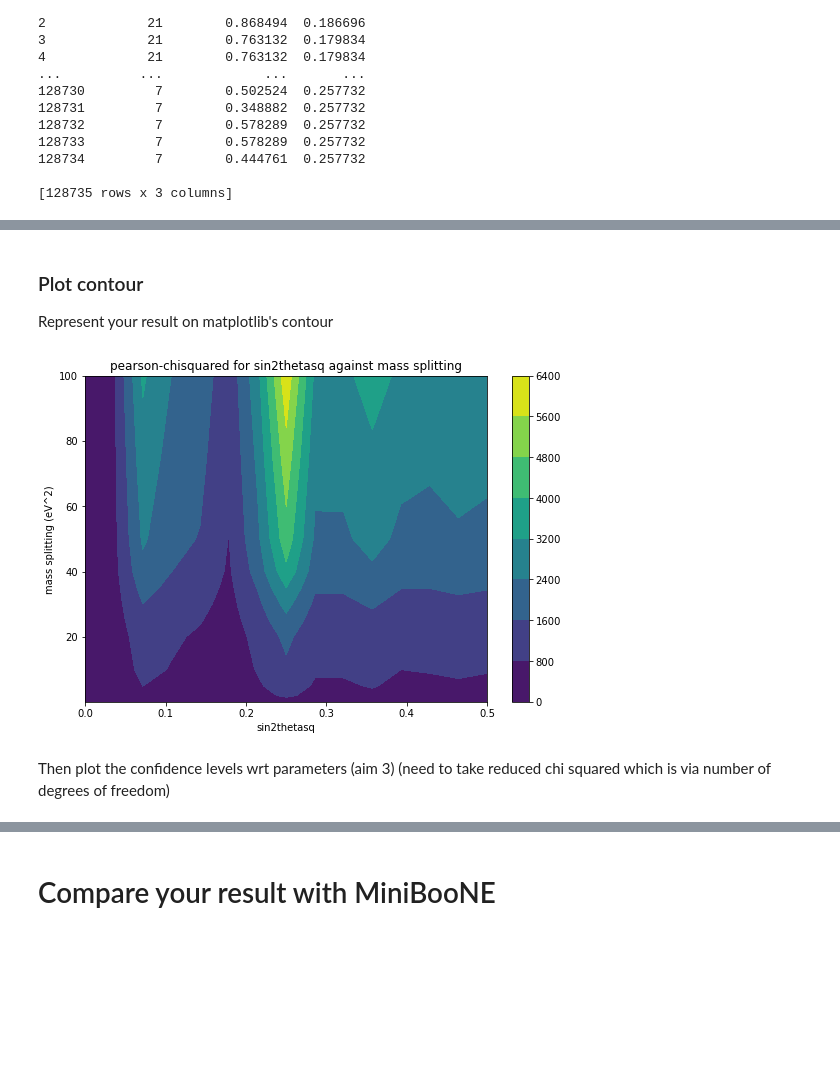
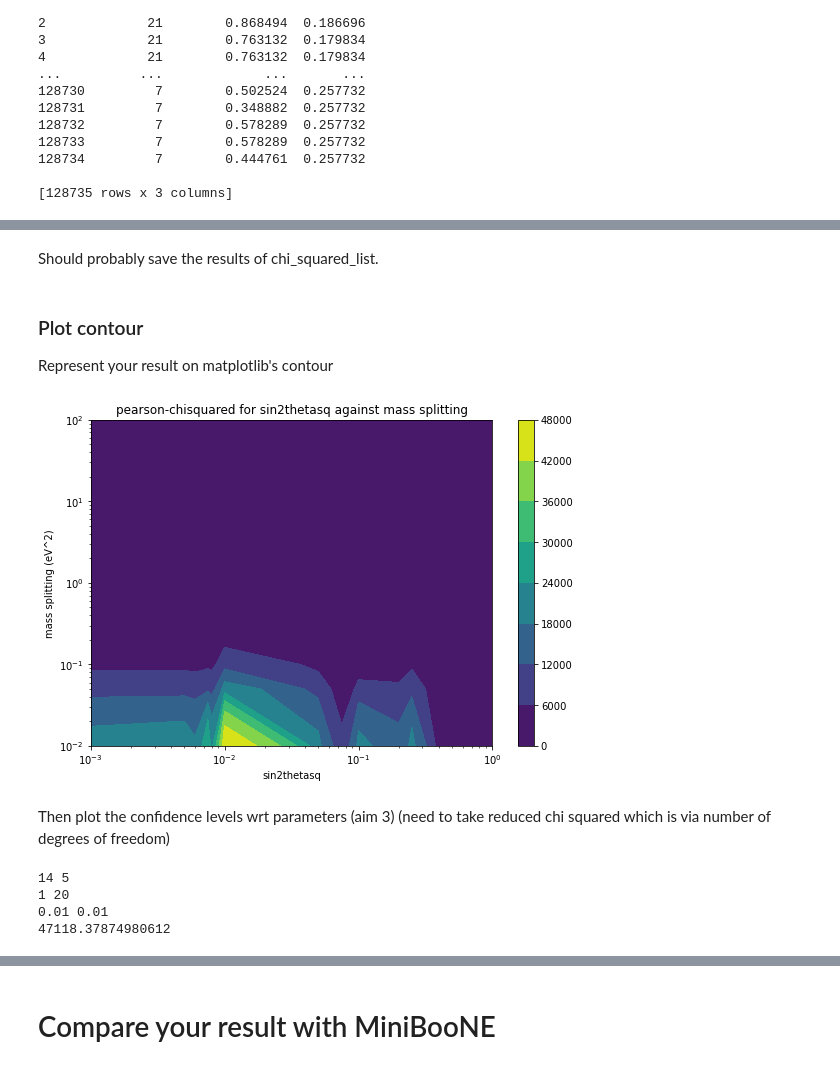
Before and after one commit to finnerudo/MScproject, a Jupyter notebook: MainAnalysis.ipynb, the cells around one changed output, grey strips where cells are left out. Cells and saved outputs as stored; diff of their text form; code cells hidden in the pictures; blank space fills up the shorter version.

```diff
--- a/MainAnalysis.ipynb
+++ b/MainAnalysis.ipynb
@@ -40,3 +29,14 @@ data = pd.read_pickle(data_file)
+# %%
+# MC
+MC_file = './data/MC_EXT_flattened.pkl'
+
+# Data
+data_file = './data/data_flattened.pkl'
+
+
+# Open file as pandas dataframe
+MC_EXT = pd.read_pickle(MC_file)
+data = pd.read_pickle(data_file)
 # %% [markdown]
 # You can display the dataframe by uncommenting these lines and running the cell
 # %%
@@ -298,7 +286,7 @@ print(len(bin_edge_range), len(bin_centers))
 # generate values for muon neutrino probability for each bin centre
 
 # currently using model theta from paper
-theta = pi*(3/8)
+theta = 0.5
 del_m21 = 10 #eV^2
 
 # collect 1-P values for each bin energy with given theta and del_m21
@@ -460,6 +398,7 @@ def generate_E_data(MC):
     # because of how np.digitize works, lets remove the upper bin-edge. As this is defined by our maximum trk_energy_tot, it wont have an effect on our data but it makes everything cleaner
     bin_edge_range = bin_edge_range[:-1]
 
+    # finds which bin each event within MC goes into, within the bins given by the above code
     bin_no = np.digitize(MC['trk_energy_tot'], bin_edge_range, right = False) -1
 
     # returning bin_centers (useful as E_vals), and bin numbers for each value within the MC data
@@ -487,10 +426,13 @@ def chi_squared_comb(MC_data, data_frame, theta_list, del_m21_list, E_vals, bin_
     B = len(del_m21_list)
     chi_squared_list = np.zeros((A, B), dtype=float)
 
+    # reindex MC_data (EVEN IF PREVIOUSLY DONE)
+    MC_data.index = pd.RangeIndex(0, len(MC_data.index))
+
     # start looping over all values
-    for q in range(len(theta_list)):
+    for q in range(A):
 
-        for j in range(len(del_m21_list)):
+        for j in range(B):
 
             # determine p_vals
             p_vals = (1-oscil_func(theta_list[q], del_m21_list[j], E_vals))
@@ -499,8 +441,8 @@ def chi_squared_comb(MC_data, data_frame, theta_list, del_m21_list, E_vals, bin_
             applied_prob_list = []
 
             # apply p_val to each muon neutrino
-            for i in range(len(new_copydf)):
-                if new_copydf['category'][i] == 21:
+            for i in range(len(MC_data)):
+                if MC_data['category'][i] == 21:
                     # take the unique p_val and multiply by the weight for each row
                     applied_prob_list.append(p_vals[bin_no[i]] * MC_data['weight'][i])
                 else:
@@ -511,7 +453,7 @@ def chi_squared_comb(MC_data, data_frame, theta_list, del_m21_list, E_vals, bin_
             MC_data['oscillation weight'] = applied_prob_list
 
             # collect height of each bin in the histogram for the new weights
-            mc_heights, data_heights = Neutrino_functions.histogram_plot(new_copydf, 'trk_energy_tot', 30, 'saved_figure_name_weight', MC_data['oscillation weight'],xlims=[np.min(MC_data['trk_energy_tot']), np.max(MC_data['trk_energy_tot'])], plot_data = True, plot_fig = False, logscale = False, dataFrame = data_frame)
+            mc_heights, data_heights = Neutrino_functions.histogram_plot(MC_data, 'trk_energy_tot', 30, 'saved_figure_name_weight', MC_data['oscillation weight'],xlims=[np.min(MC_data['trk_energy_tot']), np.max(MC_data['trk_energy_tot'])], plot_data = True, plot_fig = False, logscale = False, dataFrame = data_frame)
 
             # calculate the chi squared
             #chi_squared_list.append(chi_squared_pearson(mc_heights, data_heights))
@@ -524,6 +466,7 @@ def chi_squared_comb(MC_data, data_frame, theta_list, del_m21_list, E_vals, bin_
         print(str(int(completion)) + "%")
 
     # Now with list of chi_squared values, return them.
+    print("Done!")
     return chi_squared_list
 # %%
 # recreate data to pass through. Can be put in the function, but its easier to keep out
@@ -564,10 +505,14 @@ range(0, 1)
 # %%
 # testing
-sin2thetasq = np.linspace(0,0.5,num = 15)
-del_m21 = [0.1, 0.2, 0.5, 1, 2, 5, 10, 20, 25, 30, 35, 40, 50, 75, 100] #eV^2
+#sin2thetasq = [1, 0.8, 0.6, 0.4, 0.25, 0.2, 0.1, 0.075, 0.05, 0.01, 0.008, 0.0075, 0.006, 0.005, 0.001]
+sin2thetasq = [0.001, 0.005, 0.006, 0.0075, 0.008, 0.01, 0.05, 0.075, 0.1, 0.2, 0.25, 0.4, 0.6, 0.8, 1]
+#del_m21 = [0.1, 0.2, 0.5, 1, 2, 5, 10, 20, 25, 30, 35, 40, 50, 75, 100] #eV^2
+del_m21 = [100, 75, 50, 40, 30, 20, 10, 5, 2, 1, 0.5, 0.2, 0.1, 0.05, 0.01] #eV^2
+#sin2thetasq = [0.1,0.5]
+#del_m21 = [1,10]
 
-chi_squared_list = []
-chi_squared_list = chi_squared_comb(new_copydf, data_frame, sin2thetasq, del_m21, bin_centers, bin_no)
+chi_squared_list_new = []
+chi_squared_list_new = chi_squared_comb(new_copydf, data_frame, sin2thetasq, del_m21, bin_centers, bin_no)
 
 
 # THIS NEEDS ADJUSTMENT, BUT YOU NOW HAVE THE LOWEST CHI_SQUARED :D
@@ -623,16 +537,31 @@ print(np.argmin(chi_squared_list))
+# %% [markdown]
+Should probably save the results of chi_squared_list.
 # %% [markdown]
 ### Plot contour
 Represent your result on matplotlib's contour
 # %%
 plt.figure(figsize = (9,6))
-cont = plt.contourf(sin2thetasq, del_m21, chi_squared_list)
+cont = plt.contourf(sin2thetasq, del_m21, chi_squared_list_new)
 plt.colorbar(cont)
 plt.title("pearson-chisquared for sin2thetasq against mass splitting")
 plt.xlabel("sin2thetasq")
 plt.ylabel("mass splitting (eV^2)")
 plt.savefig("contour_map.png")
+plt.yscale('log')
+plt.xscale('log')
 plt.show()
 # %% [output]
-[figure, old version]
+[figure, new version]
 # %% [markdown]
 Then plot the confidence levels wrt parameters (aim 3) (need to take reduced chi squared which is via number of degrees of freedom)
+# %%
+ind = np.unravel_index(np.argmax(chi_squared_list_new, axis=None), chi_squared_list_new.shape)
+print(ind[0], ind[1])
+print(sin2thetasq[ind[0]], del_m21[ind[1]])
+print(sin2thetasq[ind[1]], del_m21[ind[0]])
+print(chi_squared_list_new[ind])
+# %% [output]
+14 5
+1 20
+0.01 0.01
+47118.37874980612
```
Also changed, not shown: parts of 14 cells of this notebook, 2 other files.
